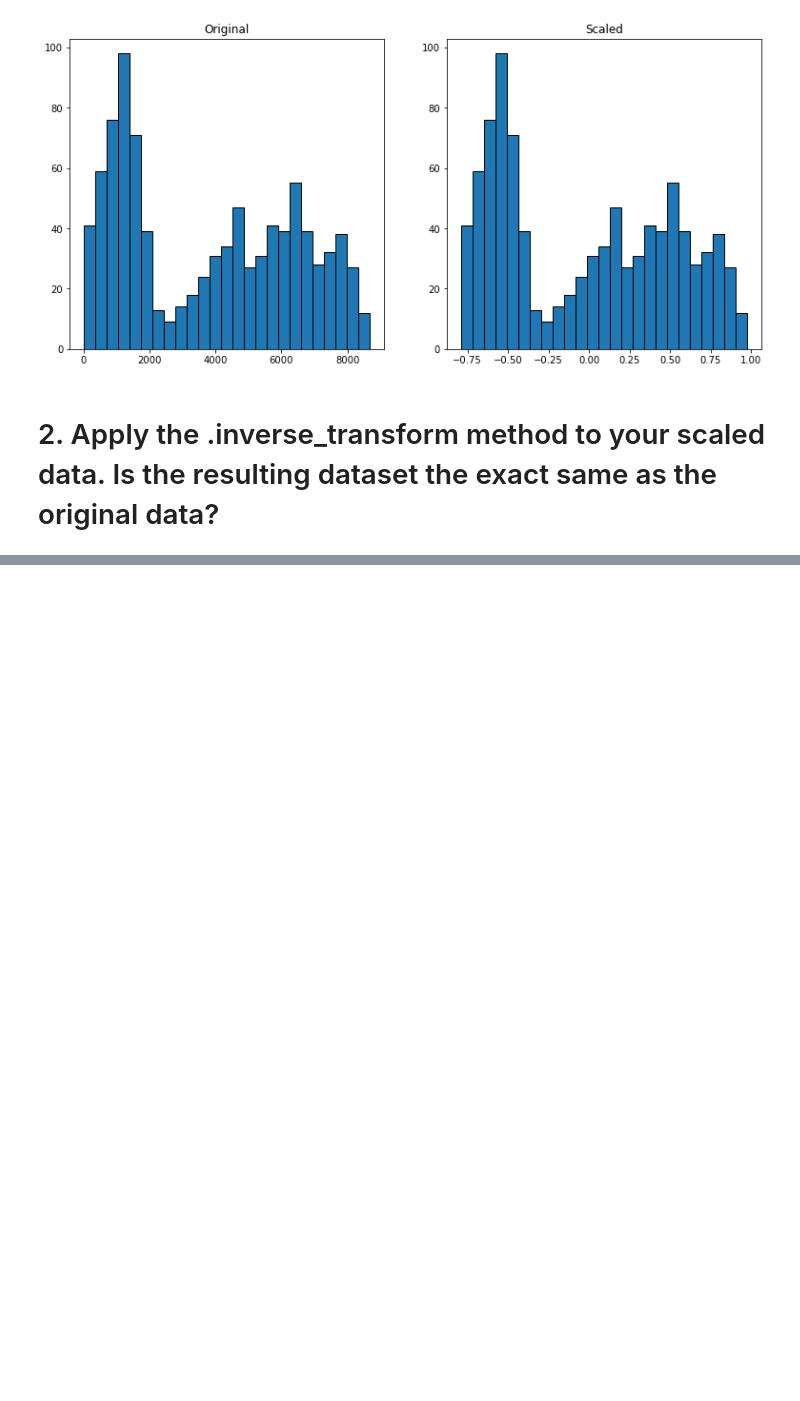
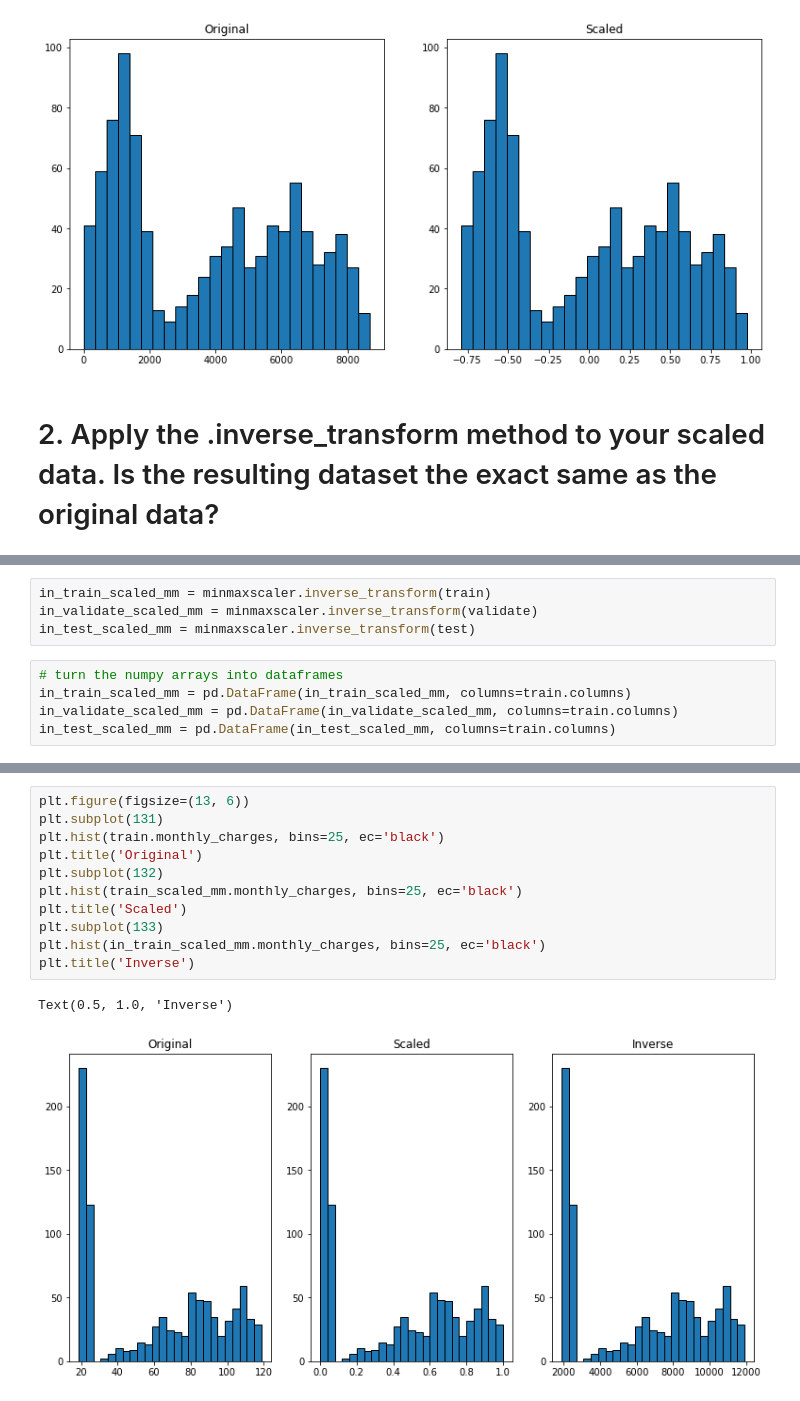
Before and after one commit to johngrinstead/regression_exercises, a Jupyter notebook: scaling.ipynb, the cells around one changed output, grey strips where cells are left out. Saved outputs shown, nothing was run; the diff lists cells and outputs as text; blank space fills up the shorter version.

```diff
--- a/scaling.ipynb
+++ b/scaling.ipynb
@@ -314,0 +317,9 @@ Text(0.5, 1.0, 'Scaled')
+# %%
+in_train_scaled_mm = minmaxscaler.inverse_transform(train)
+in_validate_scaled_mm = minmaxscaler.inverse_transform(validate)
+in_test_scaled_mm = minmaxscaler.inverse_transform(test)
+# %%
+# turn the numpy arrays into dataframes
+in_train_scaled_mm = pd.DataFrame(in_train_scaled_mm, columns=train.columns)
+in_validate_scaled_mm = pd.DataFrame(in_validate_scaled_mm, columns=train.columns)
+in_test_scaled_mm = pd.DataFrame(in_test_scaled_mm, columns=train.columns)
@@ -314,0 +344,14 @@ Text(0.5, 1.0, 'Scaled')
+# %%
+plt.figure(figsize=(13, 6))
+plt.subplot(131)
+plt.hist(train.monthly_charges, bins=25, ec='black')
+plt.title('Original')
+plt.subplot(132)
+plt.hist(train_scaled_mm.monthly_charges, bins=25, ec='black')
+plt.title('Scaled')
+plt.subplot(133)
+plt.hist(in_train_scaled_mm.monthly_charges, bins=25, ec='black')
+plt.title('Inverse')
+# %% [output]
+Text(0.5, 1.0, 'Inverse')
+[figure, added]
```
Also changed, not shown: parts of 46 cells of this notebook, 5 other files.
